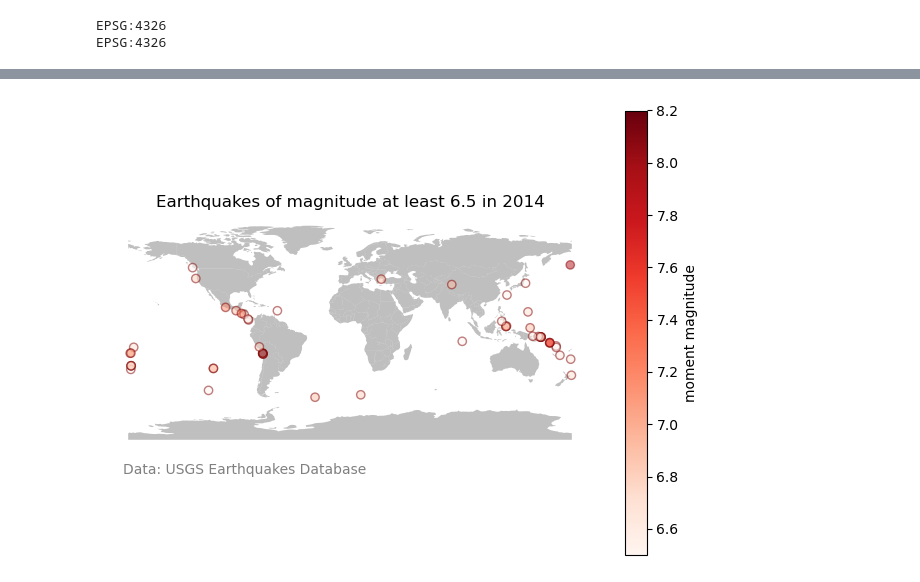
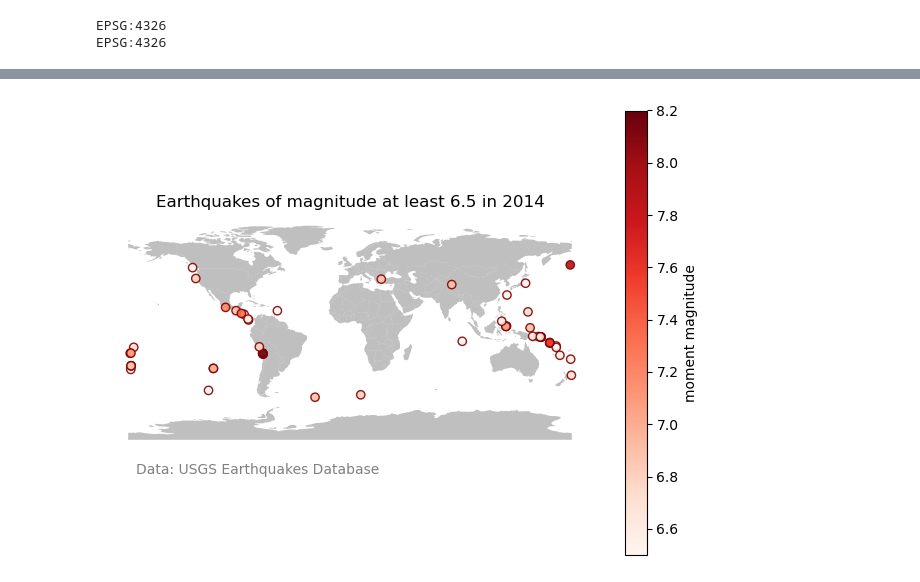
Before and after one commit to ssoriano22/earthquake-branching, a Jupyter notebook: section-5-earthquakes.ipynb, the cells around one changed output, grey strips where cells are left out. Cells and saved outputs as stored; diff of their text form; code cells hidden in the pictures.

```diff
--- a/section-5-earthquakes.ipynb
+++ b/section-5-earthquakes.ipynb
@@ -68,33 +68,33 @@ earthquakes_L.head()
 # Initialize empty figure
 fig, ax = plt.subplots()
 
 # Add countries data to axes
 countries.plot(ax=ax,         # Add plot to axes
                  alpha=0.5,     # Adjust transparency
                  color='grey'  # Update point color
                  )
 
 # Add earthquakes_L data to axes
 earthquakes_L.plot(ax=ax,         # Add plot to axes
-                 alpha=0.5,     # Adjust transparency
+                 alpha=0.9,     # Adjust transparency
                  column = 'mag',
                  cmap="Reds", # Update point color by mag
                  edgecolor = "maroon", # Color point outline
                  legend=True, # Add legend bar
                  legend_kwds={'label':'moment magnitude'}
                  )
 
 # Update axes
 ax.set_title('Earthquakes of magnitude at least 6.5 in 2014')
 ax.set_xticks([])
 ax.set_yticks([])
 ax.set_frame_on(False)
 
 # Add data caption
-plt.figtext(0.05, 0.20,"Data: USGS Earthquakes Database", color = "grey")
+plt.figtext(0.07, 0.20,"Data: USGS Earthquakes Database", color = "grey")
 
 # Display figure
 plt.tight_layout()
 plt.show()
 # %% [output]
-[figure, old version]
+[figure, new version]
```
